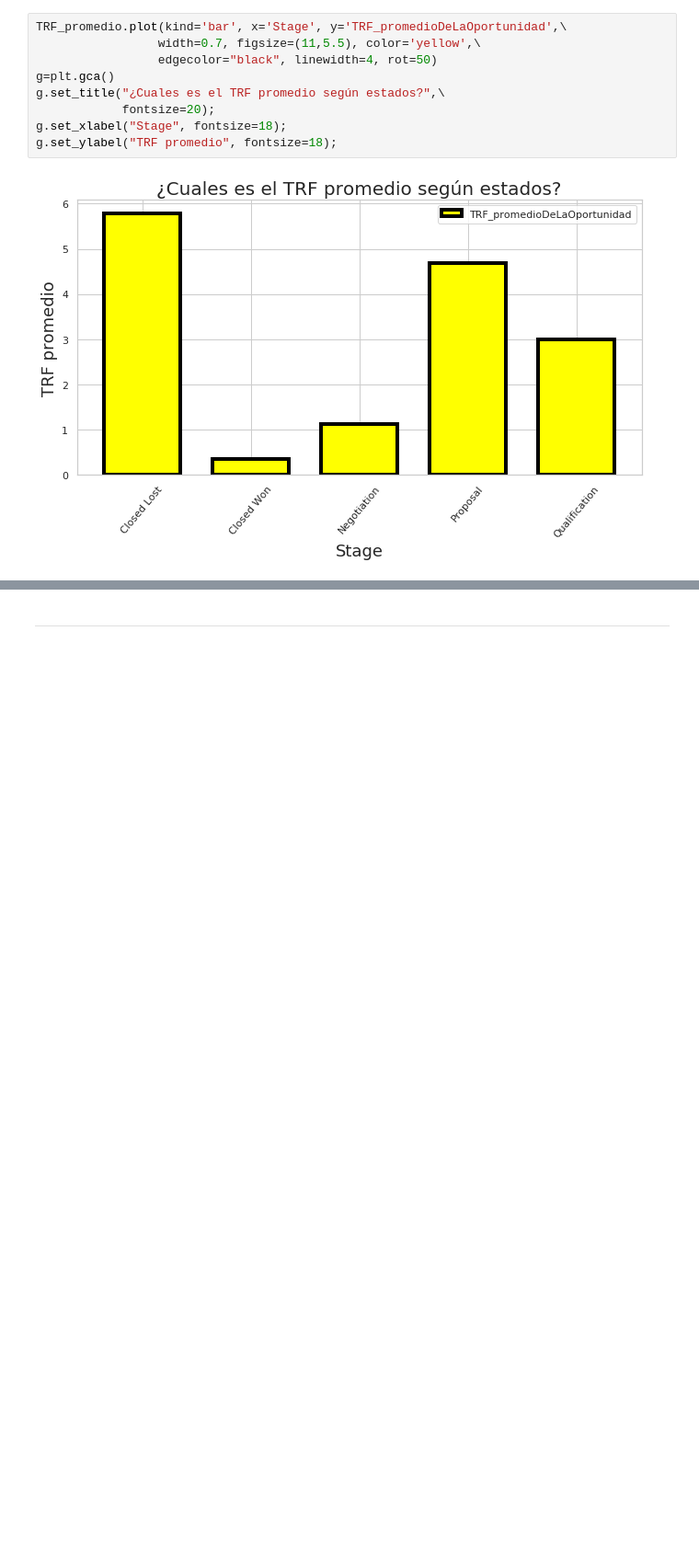
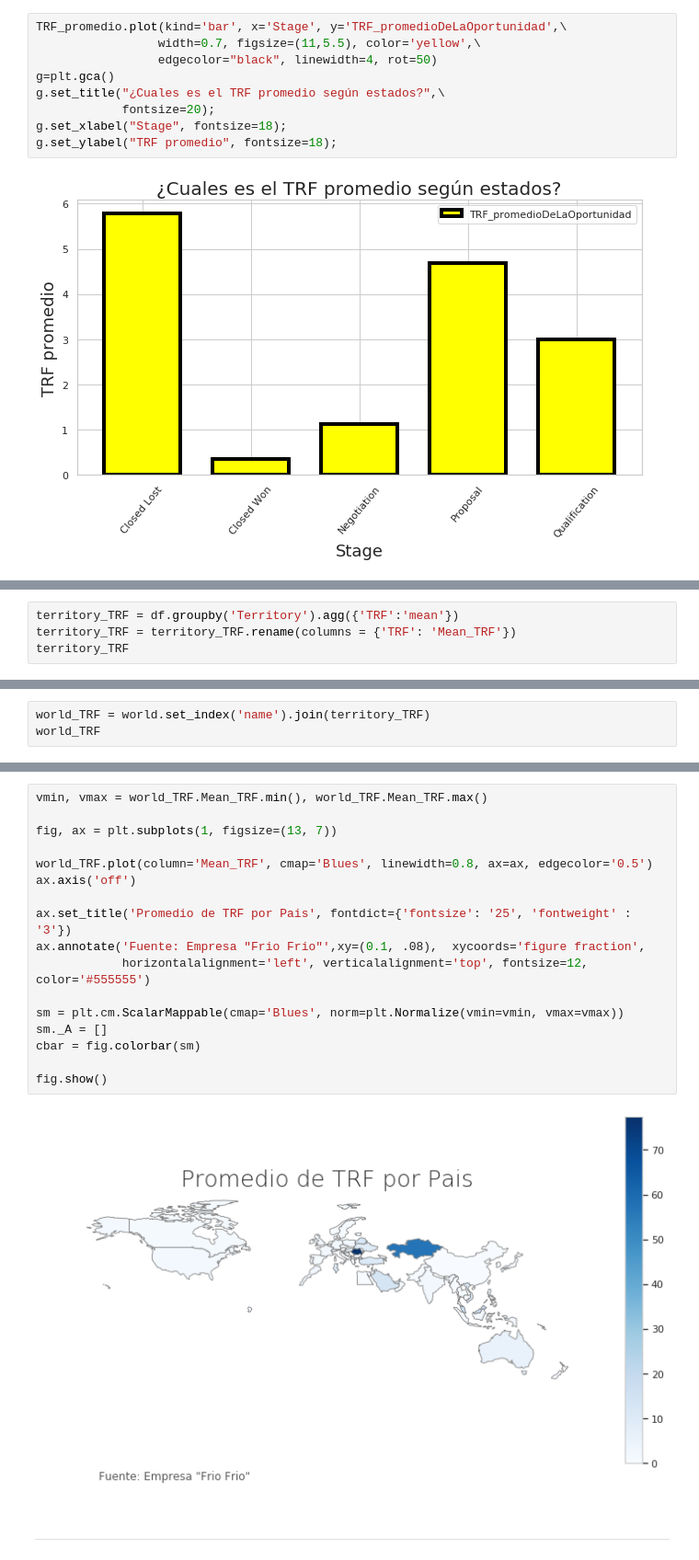
Before and after one commit to germanbc/Organizacion-de-Datos-2c2020-TP1, a Jupyter notebook: TP1.ipynb, the cells around one changed output, grey strips where cells are left out. Shown at 92% size. Drawn from its saved outputs; the diff is of its cells as text; blank space fills up the shorter version.

```diff
--- a/TP1.ipynb
+++ b/TP1.ipynb
@@ -482,0 +548,4 @@ g.set_ylabel("TRF promedio", fontsize=18);
+# %%
+territory_TRF = df.groupby('Territory').agg({'TRF':'mean'})
+territory_TRF = territory_TRF.rename(columns = {'TRF': 'Mean_TRF'})
+territory_TRF
@@ -482,0 +567,3 @@ g.set_ylabel("TRF promedio", fontsize=18);
+# %%
+world_TRF = world.set_index('name').join(territory_TRF)
+world_TRF
@@ -483,3 +585,22 @@ g.set_ylabel("TRF promedio", fontsize=18);
+# %%
+vmin, vmax = world_TRF.Mean_TRF.min(), world_TRF.Mean_TRF.max()
+
+fig, ax = plt.subplots(1, figsize=(13, 7))
+
+world_TRF.plot(column='Mean_TRF', cmap='Blues', linewidth=0.8, ax=ax, edgecolor='0.5')
+ax.axis('off')
+
+ax.set_title('Promedio de TRF por Pais', fontdict={'fontsize': '25', 'fontweight' : '3'})
+ax.annotate('Fuente: Empresa "Frio Frio"',xy=(0.1, .08),  xycoords='figure fraction',
+            horizontalalignment='left', verticalalignment='top', fontsize=12, color='#555555')
+
+sm = plt.cm.ScalarMappable(cmap='Blues', norm=plt.Normalize(vmin=vmin, vmax=vmax))
+sm._A = []
+cbar = fig.colorbar(sm)
+
+fig.show()
+# %% [output]
+[figure, added]
 # %% [markdown]
 ---
 # %%
```
Also changed, not shown: parts of 18 cells of this notebook.
